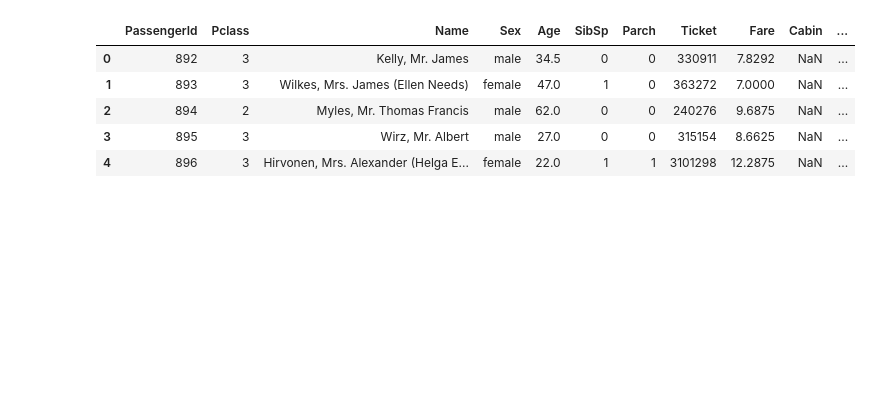
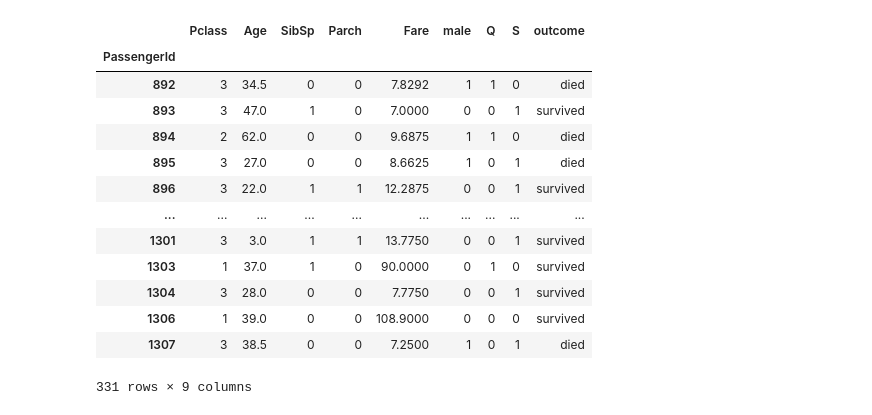
Before and after one commit to jpbailey/438a, a Jupyter notebook: titanic_classification.ipynb, the cells around one changed output. Drawn from its saved outputs; the diff is of its cells as text; code cells hidden in the pictures; blank space fills up the shorter version.

```diff
--- a/titanic_classification.ipynb
+++ b/titanic_classification.ipynb
@@ -5,0 +7,22 @@ df = pd.read_csv('~/Desktop/titanic.csv')
+# %%
+df = pd.read_csv('~/Desktop/titanic_demographics.csv')
+df = df.set_index('PassengerId')
+
+
+dummies = pd.get_dummies(df['Sex'], drop_first=True)
+df = pd.concat([df, dummies], axis = 1)
+dummies = pd.get_dummies(df['Embarked'], drop_first=True)
+df = pd.concat([df, dummies], axis = 1)
+df = df.drop(['Name', 'Sex', 'Ticket', 'Cabin', 'Embarked'], axis=1)
+# %%
+def Assess(row):
+     if row==1:
+        return 'survived'
+     return 'died'
+
+df_survived = pd.read_csv('~/Desktop/titanic_survived.csv')
+df_survived = df_survived.set_index('PassengerId')
+
+df_survived['outcome'] = df_survived.apply(lambda x: Assess(x.Survived), axis=1)
+
+df_survived = df_survived.drop(['Survived'], axis=1)
@@ -6,9 +39,20 @@ df = pd.read_csv('~/Desktop/titanic.csv')
+# %%
+df = pd.concat([df, df_survived], axis=1)
+df = df.dropna()
 # %%
-df.head()
+df
 # %% [output]
-|  | PassengerId | Pclass | Name | Sex | Age | SibSp | Parch | Ticket | Fare | Cabin | ... |
-| 0 | 892 | 3 | Kelly, Mr. James | male | 34.5 | 0 | 0 | 330911 | 7.8292 | NaN | ... |
-| 1 | 893 | 3 | Wilkes, Mrs. James (Ellen Needs) | female | 47.0 | 1 | 0 | 363272 | 7.0000 | NaN | ... |
-| 2 | 894 | 2 | Myles, Mr. Thomas Francis | male | 62.0 | 0 | 0 | 240276 | 9.6875 | NaN | ... |
-| 3 | 895 | 3 | Wirz, Mr. Albert | male | 27.0 | 0 | 0 | 315154 | 8.6625 | NaN | ... |
-| 4 | 896 | 3 | Hirvonen, Mrs. Alexander (Helga E... | female | 22.0 | 1 | 1 | 3101298 | 12.2875 | NaN | ... |
+|  | Pclass | Age | SibSp | Parch | Fare | male | Q | S | outcome |
+| PassengerId |  |  |  |  |  |  |  |  |  |
+| 892 | 3 | 34.5 | 0 | 0 | 7.8292 | 1 | 1 | 0 | died |
+| 893 | 3 | 47.0 | 1 | 0 | 7.0000 | 0 | 0 | 1 | survived |
+| 894 | 2 | 62.0 | 0 | 0 | 9.6875 | 1 | 1 | 0 | died |
+| 895 | 3 | 27.0 | 0 | 0 | 8.6625 | 1 | 0 | 1 | died |
+| 896 | 3 | 22.0 | 1 | 1 | 12.2875 | 0 | 0 | 1 | survived |
+| ... | ... | ... | ... | ... | ... | ... | ... | ... | ... |
+| 1301 | 3 | 3.0 | 1 | 1 | 13.7750 | 0 | 0 | 1 | survived |
+| 1303 | 1 | 37.0 | 1 | 0 | 90.0000 | 0 | 1 | 0 | survived |
+| 1304 | 3 | 28.0 | 0 | 0 | 7.7750 | 0 | 0 | 1 | survived |
+| 1306 | 1 | 39.0 | 0 | 0 | 108.9000 | 0 | 0 | 0 | survived |
+| 1307 | 3 | 38.5 | 0 | 0 | 7.2500 | 1 | 0 | 1 | died |
+331 rows × 9 columns
```
Also changed, not shown: parts of 13 cells of this notebook.
